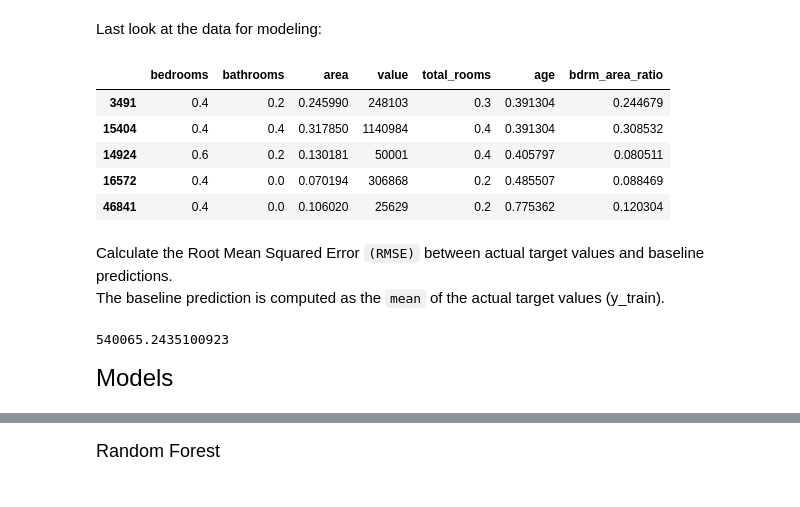
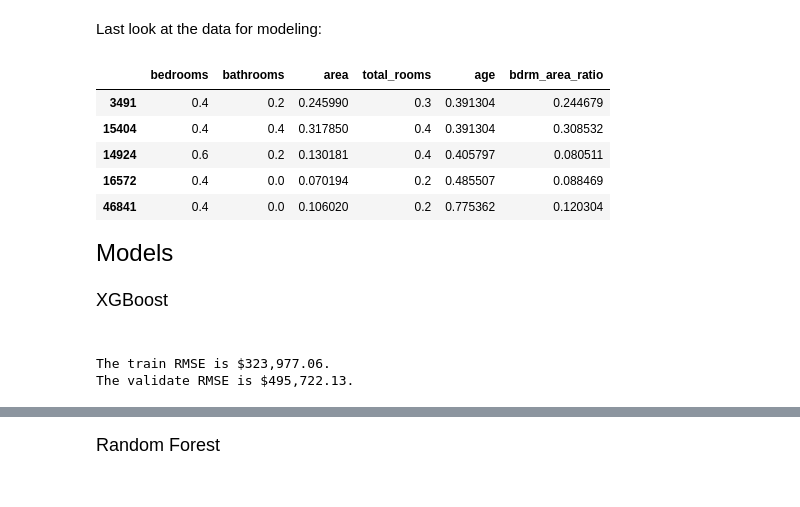
Before and after one commit to Jonathan-Garcia1/zillow_porperty_values, a Jupyter notebook: final_report_plus.ipynb, the cells around one changed output, grey strips where cells are left out. Drawn from its saved outputs; the diff is of its cells as text; code cells hidden in the pictures.

Commit message:
finalized model testing

```diff
--- a/final_report_plus.ipynb
+++ b/final_report_plus.ipynb
@@ -102,0 +116,5 @@ from model_plus import split_train_val_test, scale_train_val_test, data_pipeline
+# %%
+# Get the data
+df = prep.prepare_pipeline()
+# Display the first few rows of the dataset.
+df.head()
@@ -298,25 +391,24 @@ Engineered
 - Scaling using Min-Max.
 <br><br>
 # %%
-df = model_pipeline()
-train, val, test, X_train, y_train, X_val, y_val, X_test, y_test = data_pipeline_fix(df)
+X_train, y_train, X_val, y_val, X_test, y_test = mdl.mdata_pipeline(df)
 # %% [markdown]
 Last look at the data for modeling:
 # %%
-train.head()
+X_train.head()
 # %% [output]
-|  | bedrooms | bathrooms | area | value | total_rooms | age | bdrm_area_ratio |
-| 3491 | 0.4 | 0.2 | 0.245990 | 248103 | 0.3 | 0.391304 | 0.244679 |
-| 15404 | 0.4 | 0.4 | 0.317850 | 1140984 | 0.4 | 0.391304 | 0.308532 |
-| 14924 | 0.6 | 0.2 | 0.130181 | 50001 | 0.4 | 0.405797 | 0.080511 |
-| 16572 | 0.4 | 0.0 | 0.070194 | 306868 | 0.2 | 0.485507 | 0.088469 |
-| 46841 | 0.4 | 0.0 | 0.106020 | 25629 | 0.2 | 0.775362 | 0.120304 |
+|  | bedrooms | bathrooms | area | total_rooms | age | bdrm_area_ratio |
+| 3491 | 0.4 | 0.2 | 0.245990 | 0.3 | 0.391304 | 0.244679 |
+| 15404 | 0.4 | 0.4 | 0.317850 | 0.4 | 0.391304 | 0.308532 |
+| 14924 | 0.6 | 0.2 | 0.130181 | 0.4 | 0.405797 | 0.080511 |
+| 16572 | 0.4 | 0.0 | 0.070194 | 0.2 | 0.485507 | 0.088469 |
+| 46841 | 0.4 | 0.0 | 0.106020 | 0.2 | 0.775362 | 0.120304 |
-# %% [markdown]
-Calculate the Root Mean Squared Error `(RMSE)` between actual target values and baseline predictions. <br>
-The baseline prediction is computed as the `mean` of the actual target values (y_train).
-# %%
-eval_baseline(y_train)
-# %% [output]
-540065.2435100923
 # %% [markdown]
 <font size="5">Models</font><br>
+# %% [markdown]
+<font size="4">XGBoost</font><br><br>
+# %%
+xgbr, model_results = mdl.train_model(XGBRegressor, X_train, y_train, X_val, y_val)
+# %% [output]
+The train RMSE is $323,977.06.
+The validate RMSE is $495,722.13.
```
Also changed, not shown: parts of 80 cells of this notebook, 4 other files.
